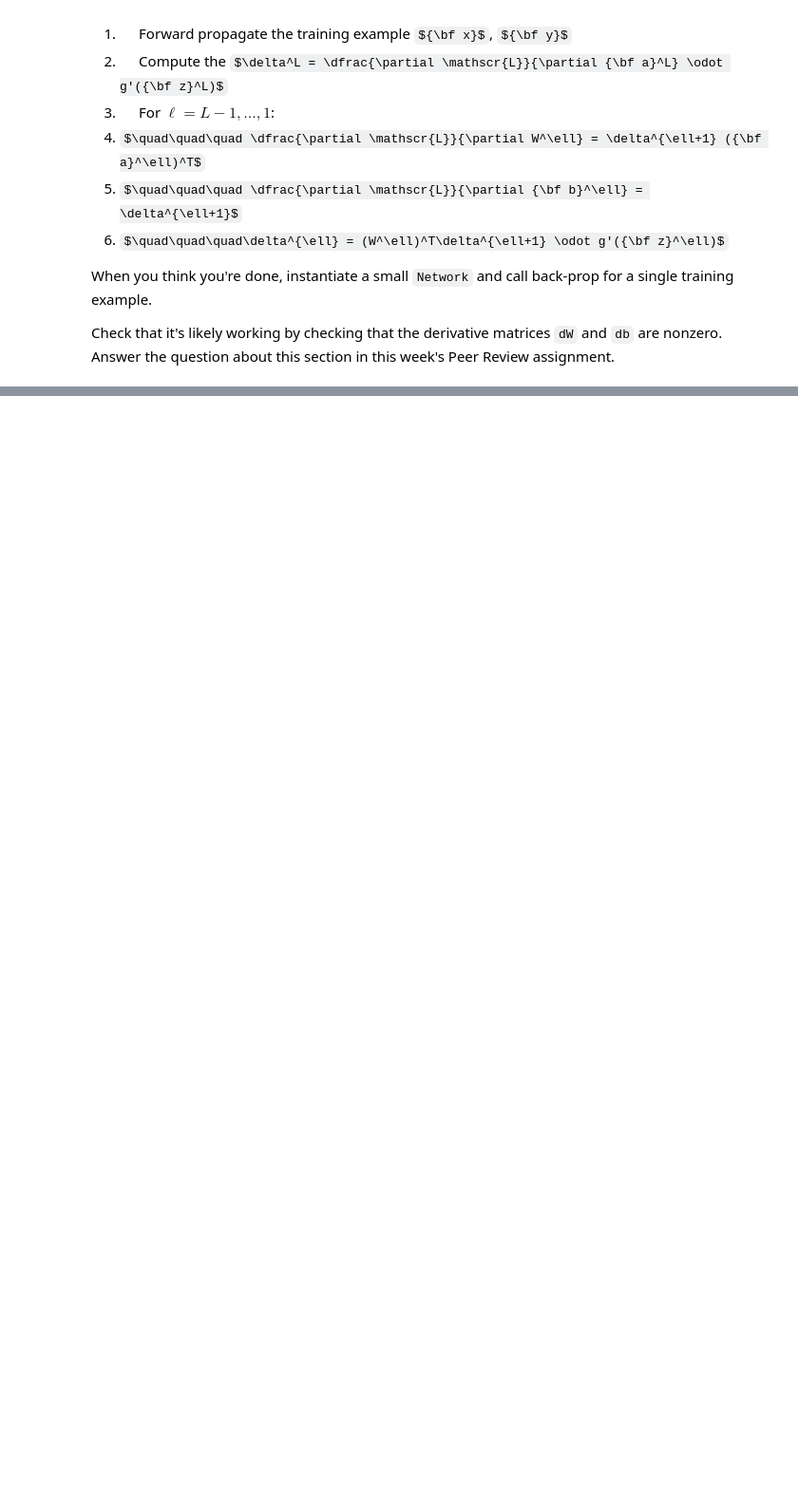
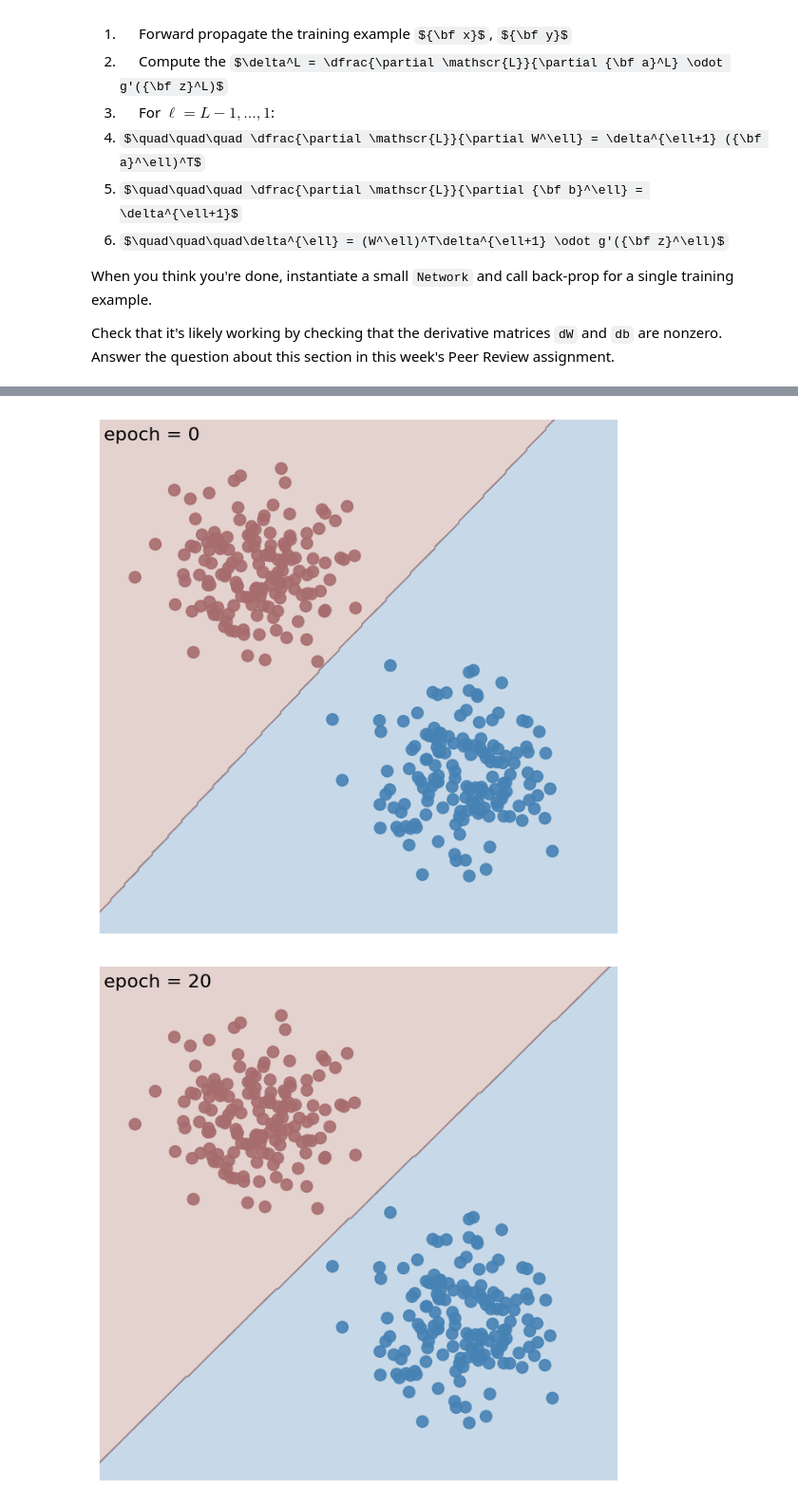
Before and after one commit to yasuomaidana/introduction-to-machine-learning, a Jupyter notebook: Deep Learning/Neural Networks/NeuralNetworks.ipynb, the cells around one changed output, grey strips where cells are left out. Shown at 95% size. Saved outputs shown, nothing was run; the diff lists cells and outputs as text; code cells hidden in the pictures; some formulas as TeX source; blank space fills up the shorter version.

```diff
--- a/Deep Learning/Neural Networks/NeuralNetworks.ipynb
+++ b/Deep Learning/Neural Networks/NeuralNetworks.ipynb
@@ -557,0 +605,7 @@ AssertionError:
+# %%
+X_train, y_train = generate_data(300, "blobs")
+X_valid, y_valid = generate_data(300, "blobs")
+
+nn = Network([2, 3, 2])
+nn.train(X_train, y_train, eta=0.25, num_epochs=101, isPrint=True, isVis=True)
+# %% [output]
@@ -557,0 +623,2 @@ AssertionError:
+[figure, added]
+[figure, added]
```
Also changed, not shown: parts of 13 cells of this notebook.
